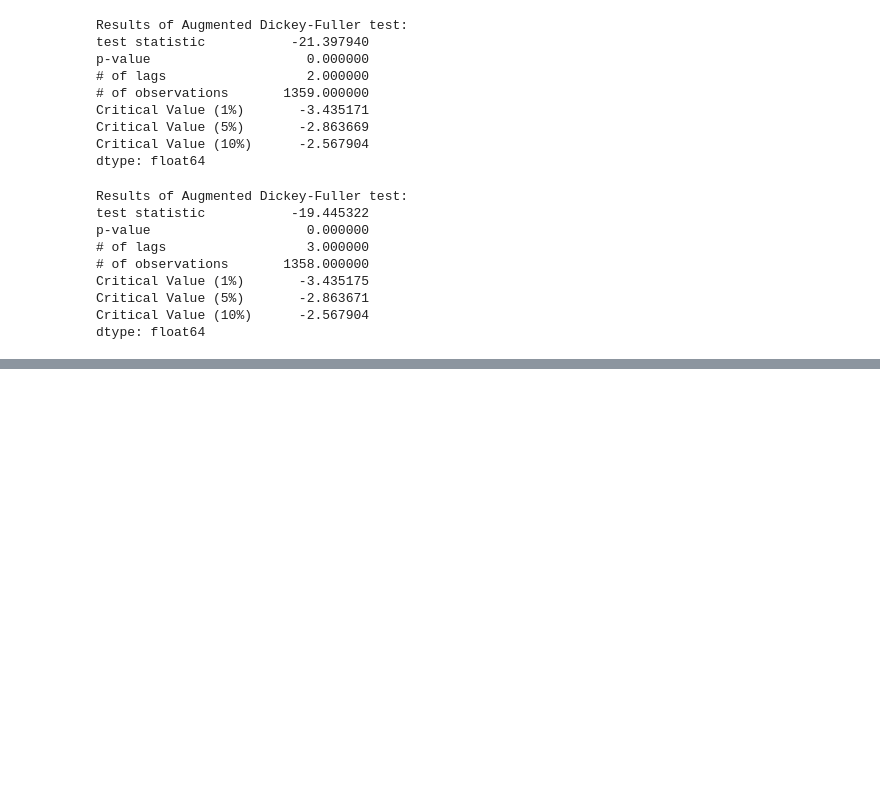
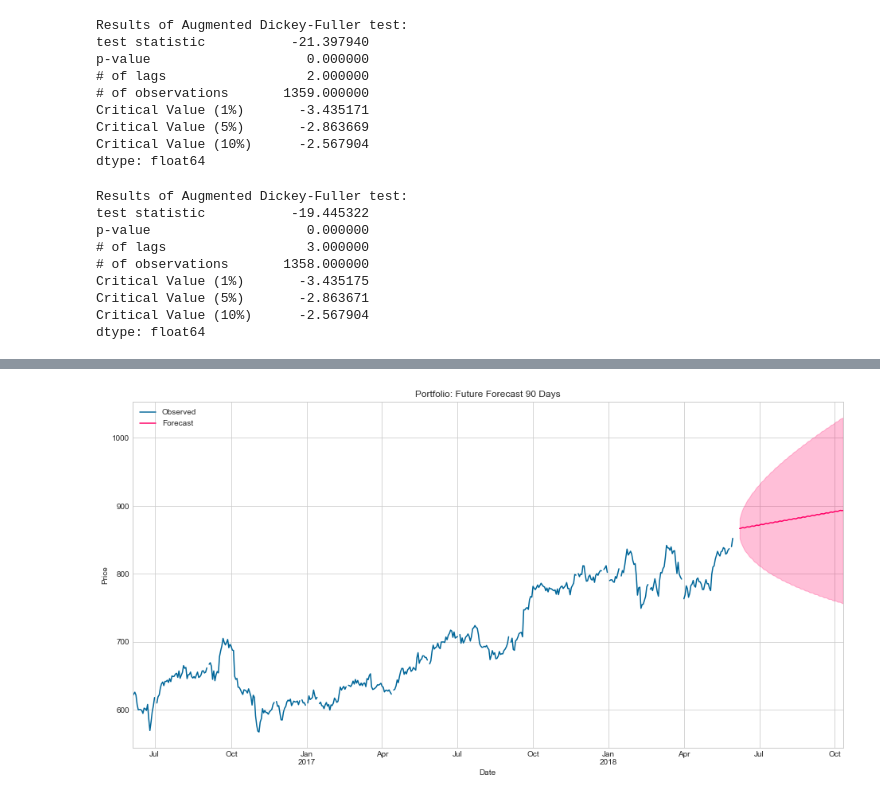
Before and after one commit to sychi77/CapstoneProject2, a Jupyter notebook: Stock_Market.ipynb, the cells around one changed output, grey strips where cells are left out. Saved outputs shown, nothing was run; the diff lists cells and outputs as text; code cells hidden in the pictures; blank space fills up the shorter version.

```diff
--- a/Stock_Market.ipynb
+++ b/Stock_Market.ipynb
@@ -589,0 +605,5 @@ In addition, there are many alternatives for modeling these time series beside t
+# %%
+# Future 90 days forecast for Portfolio
+future_forecast_plot('Portfolio', portfolio_sarimax)
+# %% [output]
+[figure, added]
```
Also changed, not shown: parts of 83 cells of this notebook, 5 other files.
